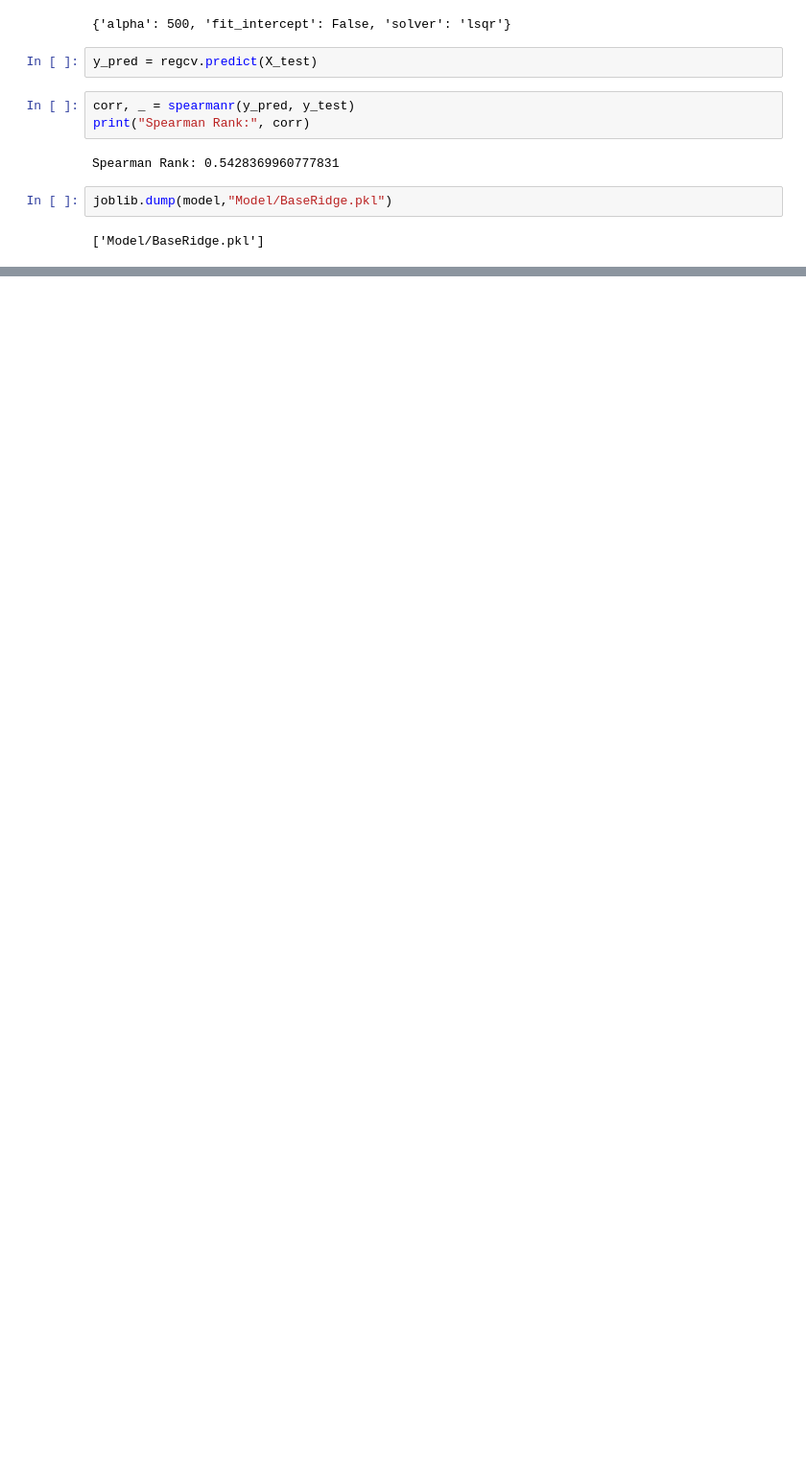
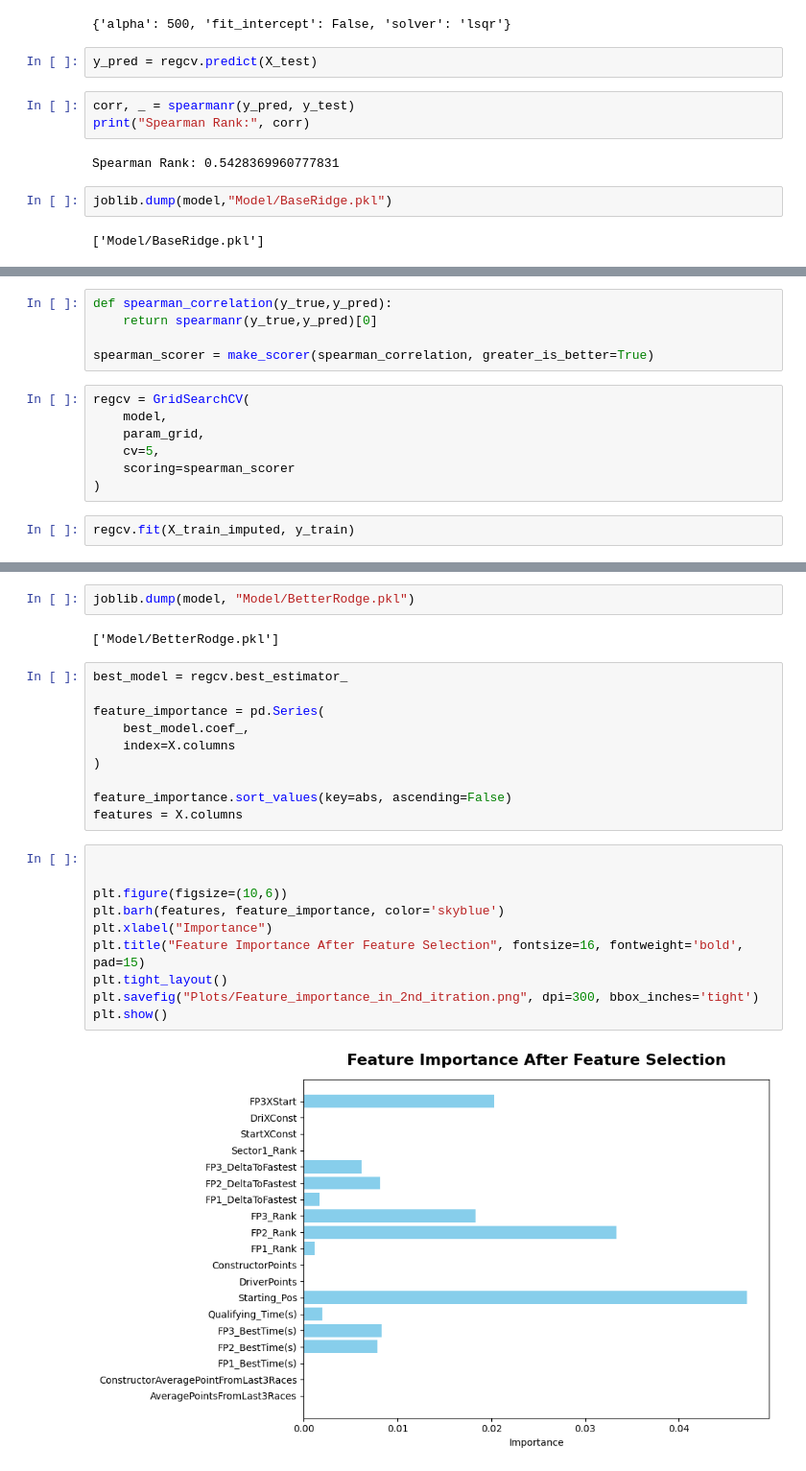
Before and after one commit to SatyamKumar457/F1-2026-Prediction, a Jupyter notebook: Race/07.BarcelonaGP/ModelTraining.ipynb, the cells around one changed output, grey strips where cells are left out. Shown at 96% size. Cells and saved outputs as stored; diff of their text form; blank space fills up the shorter version.

Commit message:
Model Training and Prediction Done.

```diff
--- a/Race/07.BarcelonaGP/ModelTraining.ipynb
+++ b/Race/07.BarcelonaGP/ModelTraining.ipynb
@@ -133,0 +175,14 @@ joblib.dump(model,"Model/BaseRidge.pkl")
+# %%
+def spearman_correlation(y_true,y_pred):
+    return spearmanr(y_true,y_pred)[0]
+
+spearman_scorer = make_scorer(spearman_correlation, greater_is_better=True)
+# %%
+regcv = GridSearchCV(
+    model,
+    param_grid,
+    cv=5,
+    scoring=spearman_scorer
+)
+# %%
+regcv.fit(X_train_imputed, y_train)
@@ -133,0 +230,26 @@ joblib.dump(model,"Model/BaseRidge.pkl")
+# %%
+joblib.dump(model, "Model/BetterRodge.pkl")
+# %% [output]
+['Model/BetterRodge.pkl']
+# %%
+best_model = regcv.best_estimator_
+
+feature_importance = pd.Series(
+    best_model.coef_,
+    index=X.columns
+)
+
+feature_importance.sort_values(key=abs, ascending=False)
+features = X.columns
+# %%
+
+
+plt.figure(figsize=(10,6))
+plt.barh(features, feature_importance, color='skyblue')
+plt.xlabel("Importance")
+plt.title("Feature Importance After Feature Selection", fontsize=16, fontweight='bold', pad=15)
+plt.tight_layout()
+plt.savefig("Plots/Feature_importance_in_2nd_itration.png", dpi=300, bbox_inches='tight')
+plt.show()
+# %% [output]
+[figure, added]
```
Also changed, not shown: parts of 23 cells of this notebook, 3 other files.
